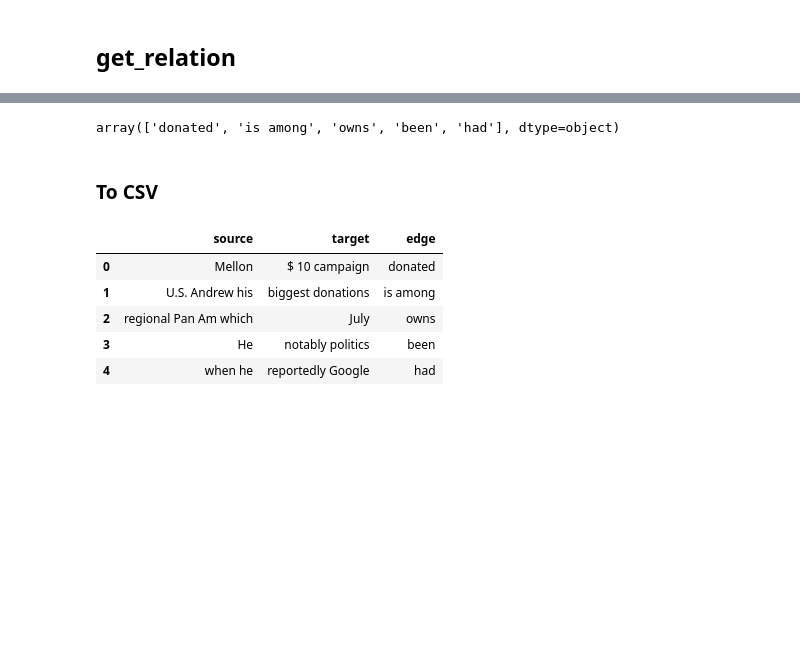
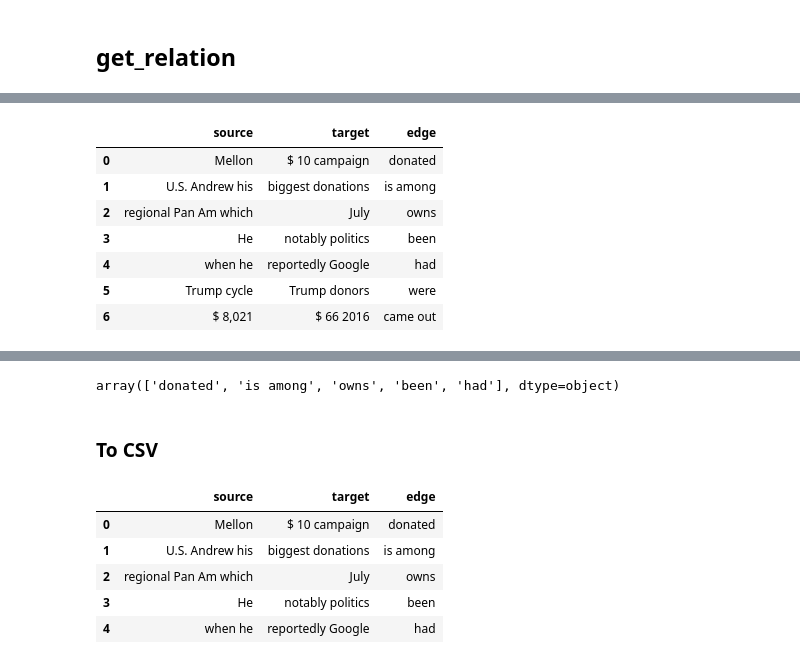
Before and after one commit to s-c-soma/deep_context_graph, a Jupyter notebook: code/StatementChecker_KnowledgeGraph.ipynb, the cells around one changed output, grey strips where cells are left out. Drawn from its saved outputs; the diff is of its cells as text; code cells hidden in the pictures; blank space fills up the shorter version.

Commit message:
refined KG for political donor; updated rule

```diff
--- a/code/StatementChecker_KnowledgeGraph.ipynb
+++ b/code/StatementChecker_KnowledgeGraph.ipynb
@@ -1300,6 +1357,17 @@ source = [i[0] for i in entity_pairs]
 target = [i[1] for i in entity_pairs]
 
 kg_df = pd.DataFrame({'source':source, 'target':target, 'edge':relations})
+# %%
+kg_df
+# %% [output]
+|  | source | target | edge |
+| 0 | Mellon | $ 10 campaign | donated |
+| 1 | U.S. Andrew his | biggest donations | is among |
+| 2 | regional Pan Am which | July | owns |
+| 3 | He | notably politics | been |
+| 4 | when he | reportedly Google | had |
+| 5 | Trump cycle | Trump donors | were |
+| 6 | $ 8,021 | $ 66 2016 | came out |
 # %%
 
 # create a directed-graph from a dataframe
```
Also changed, not shown: parts of 47 cells of this notebook.
